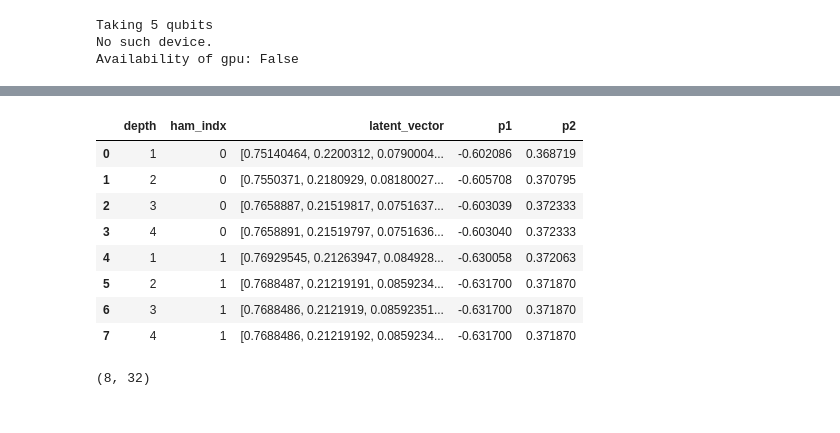
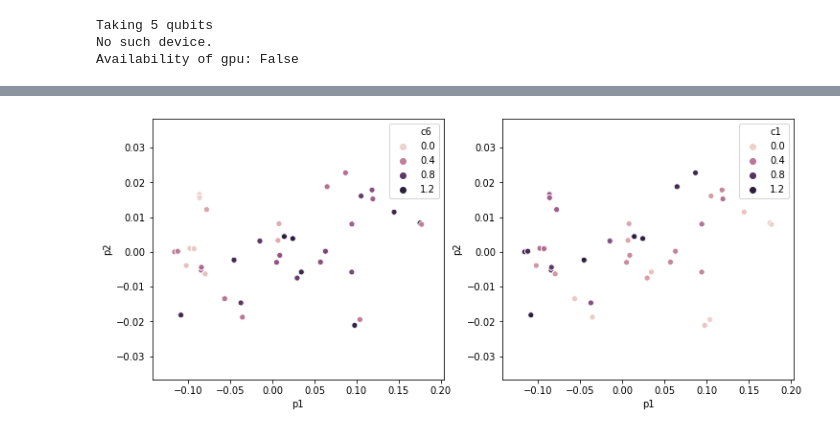
Before and after one commit to maiyuren/Hybrid-Quantum-Autoencoder, a Jupyter notebook: heisenberg/heisenberg_analysis.ipynb, the cells around one changed output, grey strips where cells are left out. Cells and saved outputs as stored; diff of their text form; code cells hidden in the pictures.

```diff
--- a/heisenberg/heisenberg_analysis.ipynb
+++ b/heisenberg/heisenberg_analysis.ipynb
@@ -39,0 +47,5 @@ characteristics = data[['depth', 'hamiltonian_indx']].values
+# %%
+filename = "pickled_models/hqa_model_ver_0.pickle"
+with open(filename, "rb") as f:
+    model = pickle.load(f)
+model.reset_q_circs()
@@ -66,12 +67,0 @@ ax = sns.scatterplot(x="p1", y="p2", hue='ham_indx', data=model.df_latent_vector
-# %%
-model.df_latent_vectors
-# %% [output]
-|  | depth | ham_indx | latent_vector | p1 | p2 |
-| 0 | 1 | 0 | [0.75140464, 0.2200312, 0.0790004... | -0.602086 | 0.368719 |
-| 1 | 2 | 0 | [0.7550371, 0.2180929, 0.08180027... | -0.605708 | 0.370795 |
-| 2 | 3 | 0 | [0.7658887, 0.21519817, 0.0751637... | -0.603039 | 0.372333 |
-| 3 | 4 | 0 | [0.7658891, 0.21519797, 0.0751636... | -0.603040 | 0.372333 |
-| 4 | 1 | 1 | [0.76929545, 0.21263947, 0.084928... | -0.630058 | 0.372063 |
-| 5 | 2 | 1 | [0.7688487, 0.21219191, 0.0859234... | -0.631700 | 0.371870 |
-| 6 | 3 | 1 | [0.7688486, 0.2121919, 0.08592351... | -0.631700 | 0.371870 |
-| 7 | 4 | 1 | [0.7688486, 0.21219192, 0.0859234... | -0.631700 | 0.371870 |
@@ -81,4 +68,6 @@ with open("pickled_models/hqa_model_ver_1", "rb") as f:
-# %%
-distributions.shape
-# %% [output]
-(8, 32)
+# %%
+fig, axs = plt.subplots(1,2, figsize=(12,5))
+ax = sns.scatterplot(x="p1", y="p2", hue='c6', data=model.df_latent_vectors, ax=axs[0])
+ax = sns.scatterplot(x="p1", y="p2", hue='c1', data=model.df_latent_vectors, ax=axs[1])
+# %% [output]
+[figure, added]
```
Also changed, not shown: parts of 12 cells of this notebook, 2 other files.
